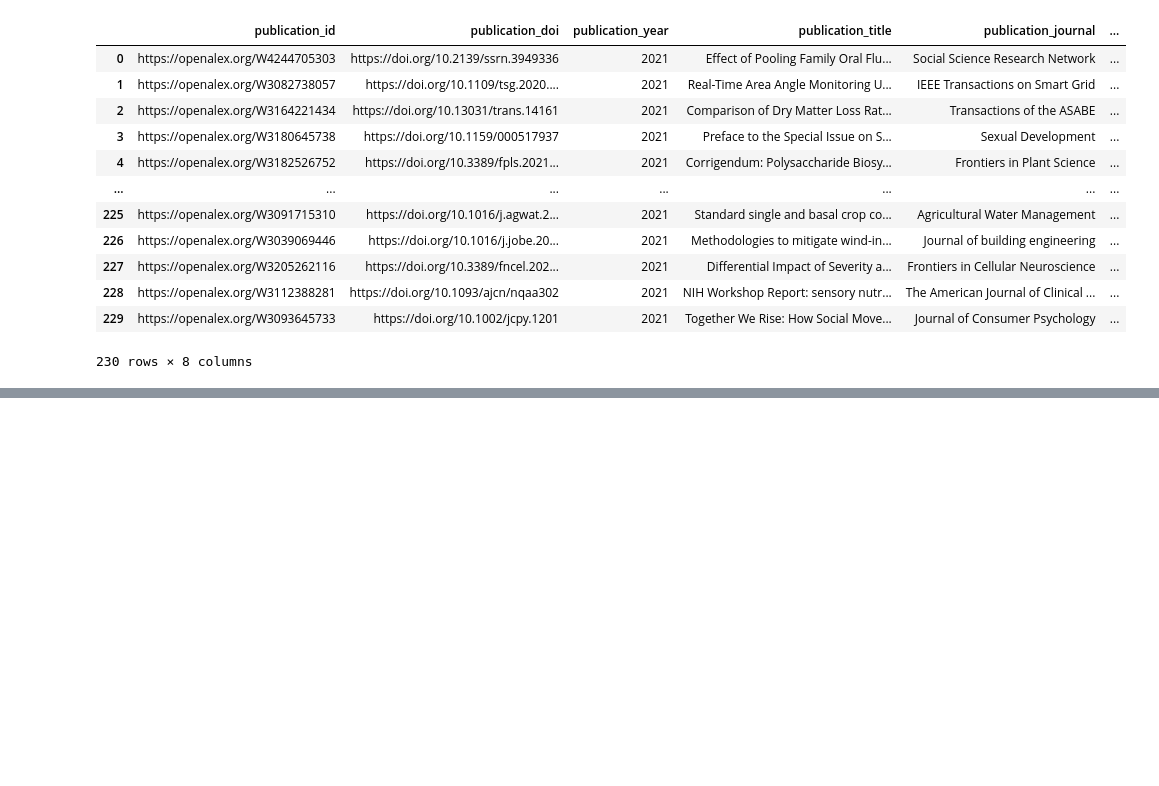
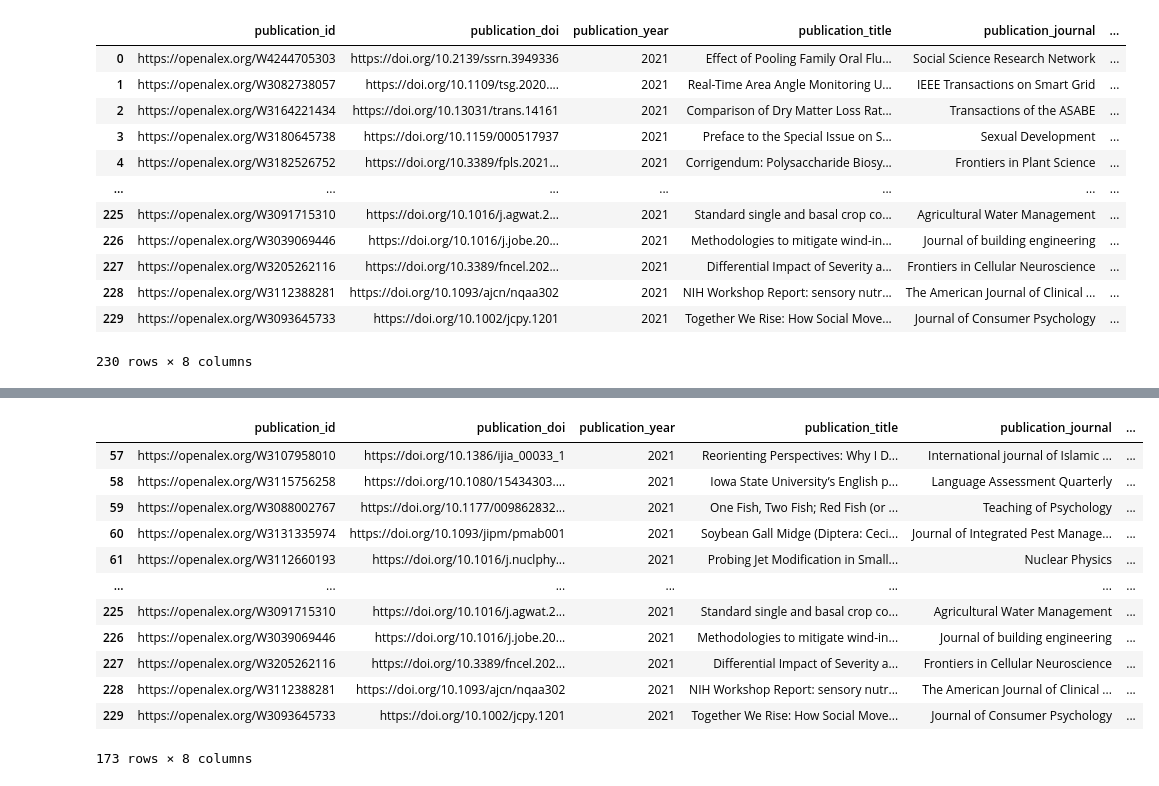
Before and after one commit to eschares/OpenAlex-CitedReferences, a Jupyter notebook: refactored_Schares_cited_references_in_OpenAlex.ipynb, the cells around one changed output, grey strips where cells are left out. Saved outputs shown, nothing was run; the diff lists cells and outputs as text; code cells hidden in the pictures; blank space fills up the shorter version.

```diff
--- a/refactored_Schares_cited_references_in_OpenAlex.ipynb
+++ b/refactored_Schares_cited_references_in_OpenAlex.ipynb
@@ -349,0 +413,18 @@ Name: publication_doi, Length: 173, dtype: int64
+# %%
+# Remove publications with 0 reported references
+summary_df_no_zeros = summary_df.loc[summary_df['num_cited_references']!=0]
+summary_df_no_zeros
+# %% [output]
+|  | publication_id | publication_doi | publication_year | publication_title | publication_journal | ... |
+| 57 | https://openalex.org/W3107958010 | https://doi.org/10.1386/ijia_00033_1 | 2021 | Reorienting Perspectives: Why I D... | International journal of Islamic ... | ... |
+| 58 | https://openalex.org/W3115756258 | https://doi.org/10.1080/15434303.... | 2021 | Iowa State University’s English p... | Language Assessment Quarterly | ... |
+| 59 | https://openalex.org/W3088002767 | https://doi.org/10.1177/009862832... | 2021 | One Fish, Two Fish; Red Fish (or ... | Teaching of Psychology | ... |
+| 60 | https://openalex.org/W3131335974 | https://doi.org/10.1093/jipm/pmab001 | 2021 | Soybean Gall Midge (Diptera: Ceci... | Journal of Integrated Pest Manage... | ... |
+| 61 | https://openalex.org/W3112660193 | https://doi.org/10.1016/j.nuclphy... | 2021 | Probing Jet Modification in Small... | Nuclear Physics | ... |
+| ... | ... | ... | ... | ... | ... | ... |
+| 225 | https://openalex.org/W3091715310 | https://doi.org/10.1016/j.agwat.2... | 2021 | Standard single and basal crop co... | Agricultural Water Management | ... |
+| 226 | https://openalex.org/W3039069446 | https://doi.org/10.1016/j.jobe.20... | 2021 | Methodologies to mitigate wind-in... | Journal of building engineering | ... |
+| 227 | https://openalex.org/W3205262116 | https://doi.org/10.3389/fncel.202... | 2021 | Differential Impact of Severity a... | Frontiers in Cellular Neuroscience | ... |
+| 228 | https://openalex.org/W3112388281 | https://doi.org/10.1093/ajcn/nqaa302 | 2021 | NIH Workshop Report: sensory nutr... | The American Journal of Clinical ... | ... |
+| 229 | https://openalex.org/W3093645733 | https://doi.org/10.1002/jcpy.1201 | 2021 | Together We Rise: How Social Move... | Journal of Consumer Psychology | ... |
+173 rows × 8 columns
```
Also changed, not shown: parts of 60 cells of this notebook.
